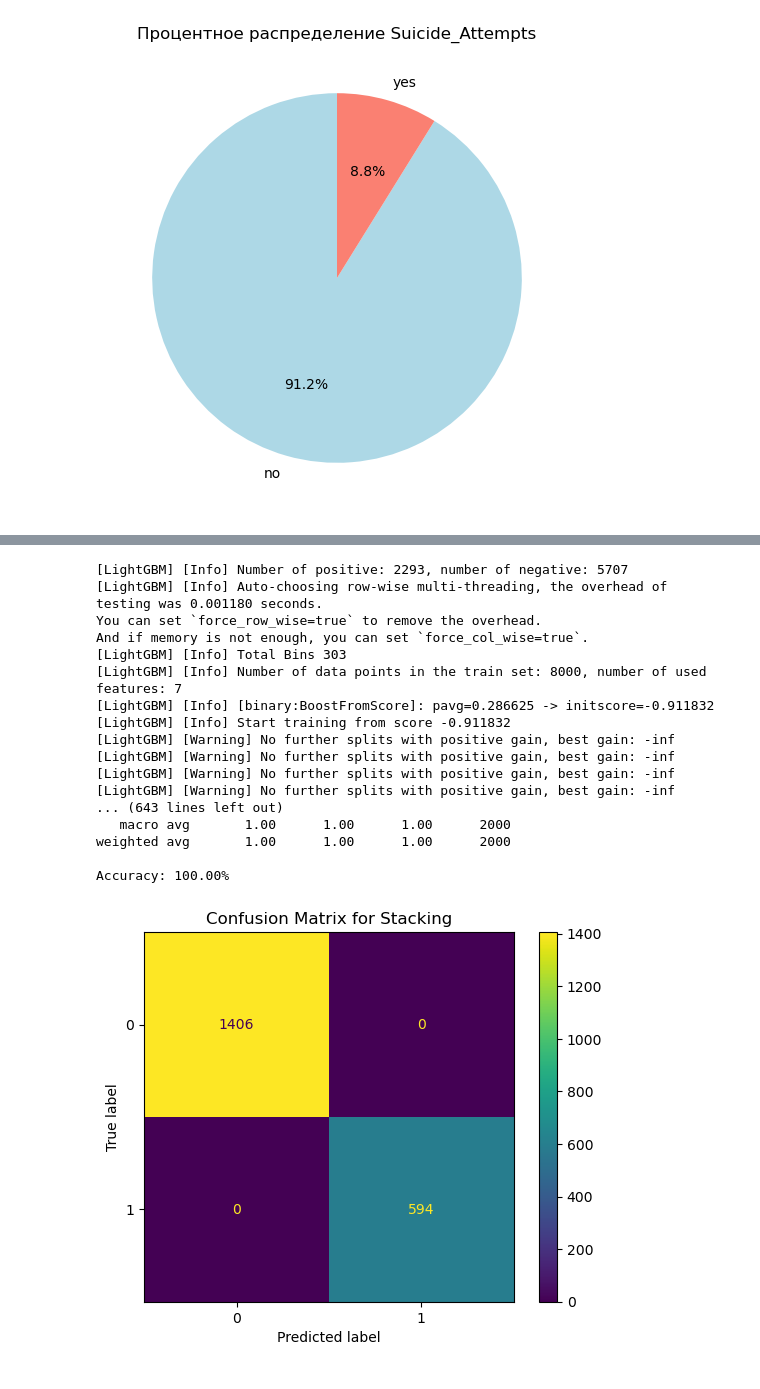
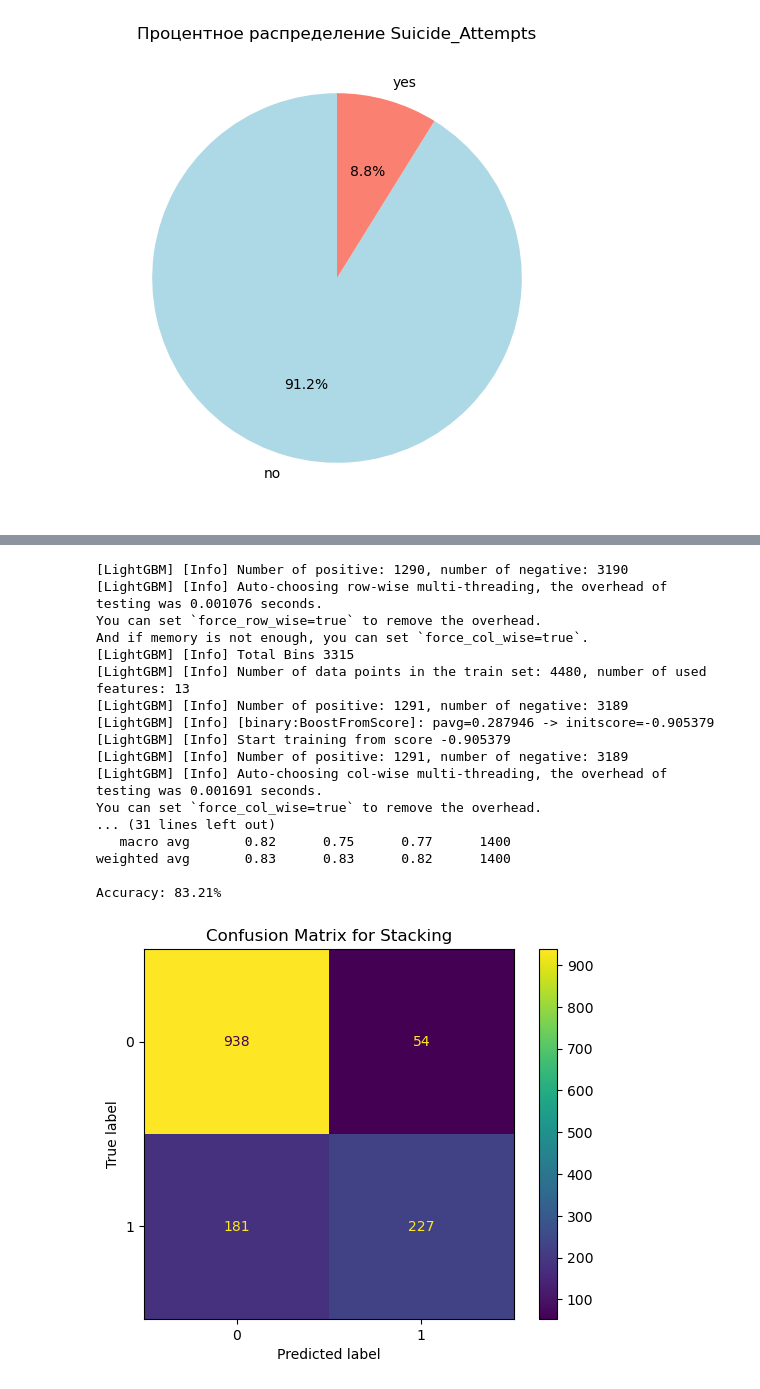
Before and after one commit to YanaTsemirhaliyeva/schizophrenia_predict, a Jupyter notebook: notebook.ipynb, the cells around one changed output, grey strips where cells are left out. Cells and saved outputs as stored; diff of their text form; code cells hidden in the pictures.

```diff
--- a/notebook.ipynb
+++ b/notebook.ipynb
@@ -184,0 +493,18 @@ evaluator = ClassifierEvaluator(X, y)
+# %%
+from sklearn.ensemble import GradientBoostingClassifier
+
+X_filtered = X_noisy.drop(columns=['Positive_Symptoms_Score', 'Negative_Symptoms_Score', 'Global_Assessment_of_Functioning_Score'])
+y_filtered = y.iloc[X_filtered.index]
+
+
+print(f"Размеры X_filtered: {X_filtered.shape}")
+print(f"Размеры y_filtered: {y_filtered.shape}")
+# Обучение модели с оставшимися признаками
+# Создание модели
+model = GradientBoostingClassifier(random_state=42)
+
+# Кросс-валидация
+scores = cross_val_score(model, X_filtered, y_filtered, cv=5, scoring='roc_auc')
+
+# Вывод результата
+print(f"Средний ROC-AUC на кросс-валидации (без подозрительных признаков): {np.mean(scores):.4f}")
@@ -197,19 +550,22 @@ from xgboost import XGBClassifier
 from lightgbm import LGBMClassifier
 from catboost import CatBoostClassifier
 
+# Создание объекта для оценки моделей
+evaluator = ClassifierEvaluator(X_filtered, y_filtered)
+
 # Оценка отдельных классификаторов
 classifiers = [
-    ("Gradient Boosting", GradientBoostingClassifier()),                  # Классификатор градиентного бустинга
+    ("Gradient Boosting", GradientBoostingClassifier(n_estimators=145, max_depth=7, learning_rate=0.0529147789997509)),# Классификатор градиентного бустинга
     ("CatBoost", CatBoostClassifier(verbose=0)),                         # Классификатор CatBoost
     ("AdaBoost", AdaBoostClassifier()),                                  # Классификатор Ada Boost
     ("Extra Trees", ExtraTreesClassifier()),                             # Классификатор Extra Trees
-    ("Quadratic Discriminant Analysis", QuadraticDiscriminantAnalysis()), # Квадратичный дискриминантный анализ
+    ("Quadratic Discriminant Analysis", QuadraticDiscriminantAnalysis()),# Квадратичный дискриминантный анализ
     ("LightGBM", LGBMClassifier()),                                      # Light Gradient Boosting Machine
     ("K Neighbors", KNeighborsClassifier()),                             # Классификатор K Neighbors
     ("Decision Tree", DecisionTreeClassifier()),                         # Классификатор дерева решений
     ("XGBoost", XGBClassifier(use_label_encoder=False, eval_metric="logloss")), # Экстремальный градиентный бустинг
-    ("Dummy", DummyClassifier(strategy="most_frequent")),                # Фиктивный классификатор
-    ("SVM (Linear Kernel)", SVC(kernel="linear"))                        # SVM с линейным ядром
+    ("Dummy", DummyClassifier(strategy="stratified")),                   # Фиктивный классификатор
+    ("SVM (Linear Kernel)", SVC(kernel="linear", class_weight="balanced")) # SVM с линейным ядром
 ]
 
 evaluator.evaluate(classifiers)
@@ -305,12 +674,19 @@ Accuracy: 89.90%
 # %%
+from sklearn.model_selection import StratifiedKFold
+
 # Пример: Оценка ансамбля Stacking
 stacking = StackingClassifier(
     estimators=[
-        ("Dummy", DummyClassifier(strategy="stratified")),
+        ("AdaBoost", AdaBoostClassifier()),
         ("LightGBM", LGBMClassifier()),
-        ("CatBoost", CatBoostClassifier(verbose=0))
+        ("CatBoost", CatBoostClassifier(verbose=0)),
+        ("Quadratic Discriminant Analysis", QuadraticDiscriminantAnalysis()),
+        ("XGBoost", XGBClassifier(use_label_encoder=False, eval_metric="logloss")),
     ],
-    final_estimator=QuadraticDiscriminantAnalysis()
+    final_estimator=LogisticRegression(random_state=42, max_iter=1000),
+    cv=StratifiedKFold(n_splits=5, shuffle=True, random_state=42),
+    n_jobs=-1,
+    passthrough=False
 )
 evaluator.evaluate([("Stacking", stacking)])
 # %% [output]
@@ -319,18 +712,18 @@ evaluator.evaluate([("Stacking", stacking)])
-[LightGBM] [Info] Number of positive: 2293, number of negative: 5707
-[LightGBM] [Info] Auto-choosing row-wise multi-threading, the overhead of testing was 0.001180 seconds.
+[LightGBM] [Info] Number of positive: 1290, number of negative: 3190
+[LightGBM] [Info] Auto-choosing row-wise multi-threading, the overhead of testing was 0.001076 seconds.
 You can set `force_row_wise=true` to remove the overhead.
 And if memory is not enough, you can set `force_col_wise=true`.
-[LightGBM] [Info] Total Bins 303
-[LightGBM] [Info] Number of data points in the train set: 8000, number of used features: 7
-[LightGBM] [Info] [binary:BoostFromScore]: pavg=0.286625 -> initscore=-0.911832
-[LightGBM] [Info] Start training from score -0.911832
-[LightGBM] [Warning] No further splits with positive gain, best gain: -inf
-[LightGBM] [Warning] No further splits with positive gain, best gain: -inf
-[LightGBM] [Warning] No further splits with positive gain, best gain: -inf
-[LightGBM] [Warning] No further splits with positive gain, best gain: -inf
-... (643 lines left out)
-   macro avg       1.00      1.00      1.00      2000
-weighted avg       1.00      1.00      1.00      2000
+[LightGBM] [Info] Total Bins 3315
+[LightGBM] [Info] Number of data points in the train set: 4480, number of used features: 13
+[LightGBM] [Info] Number of positive: 1291, number of negative: 3189
+[LightGBM] [Info] [binary:BoostFromScore]: pavg=0.287946 -> initscore=-0.905379
+[LightGBM] [Info] Start training from score -0.905379
+[LightGBM] [Info] Number of positive: 1291, number of negative: 3189
+[LightGBM] [Info] Auto-choosing col-wise multi-threading, the overhead of testing was 0.001691 seconds.
+You can set `force_col_wise=true` to remove the overhead.
+... (31 lines left out)
+   macro avg       0.82      0.75      0.77      1400
+weighted avg       0.83      0.83      0.82      1400
 
-Accuracy: 100.00%
+Accuracy: 83.21%
-[figure, old version]
+[figure, new version]
```
Also changed, not shown: parts of 28 cells of this notebook, 13 other files.
